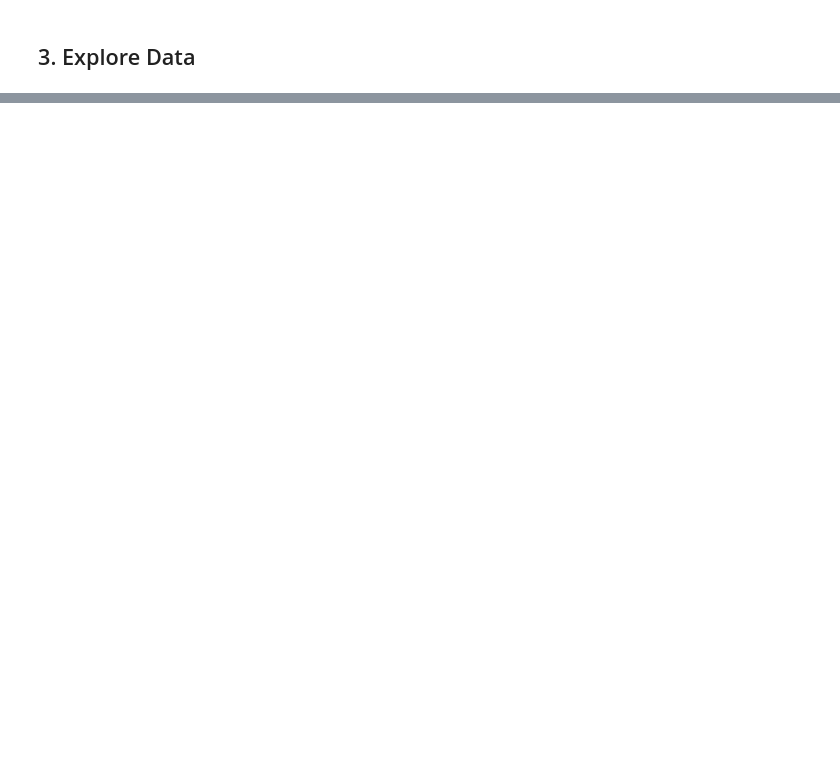
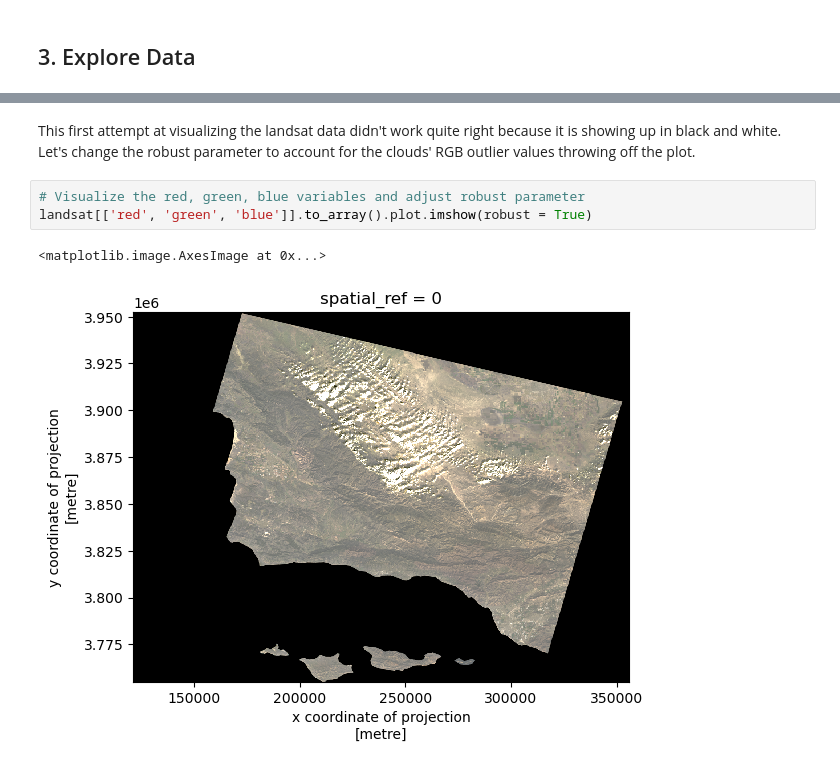
Before and after one commit to kimberleewong/eds220-hwk4, a Jupyter notebook: hwk4-task2-false-color-wong.ipynb, the cells around one changed output, grey strips where cells are left out. Drawn from its saved outputs; the diff is of its cells as text; blank space fills up the shorter version.

```diff
--- a/hwk4-task2-false-color-wong.ipynb
+++ b/hwk4-task2-false-color-wong.ipynb
@@ -37,0 +135,8 @@ california_fire_peri.head(3)
+# %% [markdown]
+This first attempt at visualizing the landsat data didn't work quite right because it is showing up in black and white. Let's change the robust parameter to account for the clouds' RGB outlier values throwing off the plot.
+# %%
+# Visualize the red, green, blue variables and adjust robust parameter
+landsat[['red', 'green', 'blue']].to_array().plot.imshow(robust = True)
+# %% [output]
+<matplotlib.image.AxesImage at 0x...>
+[figure, added]
```
Also changed, not shown: parts of 19 cells of this notebook, 1 other file.
